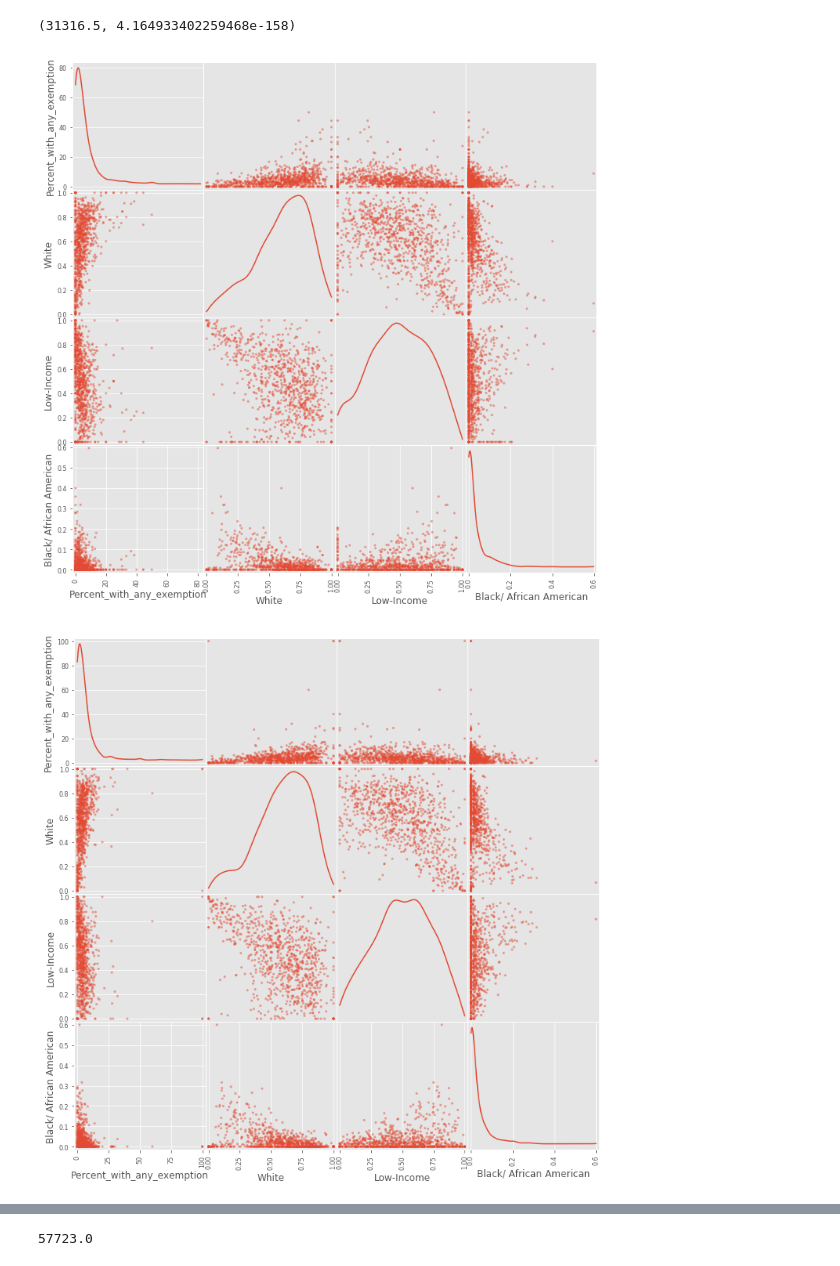
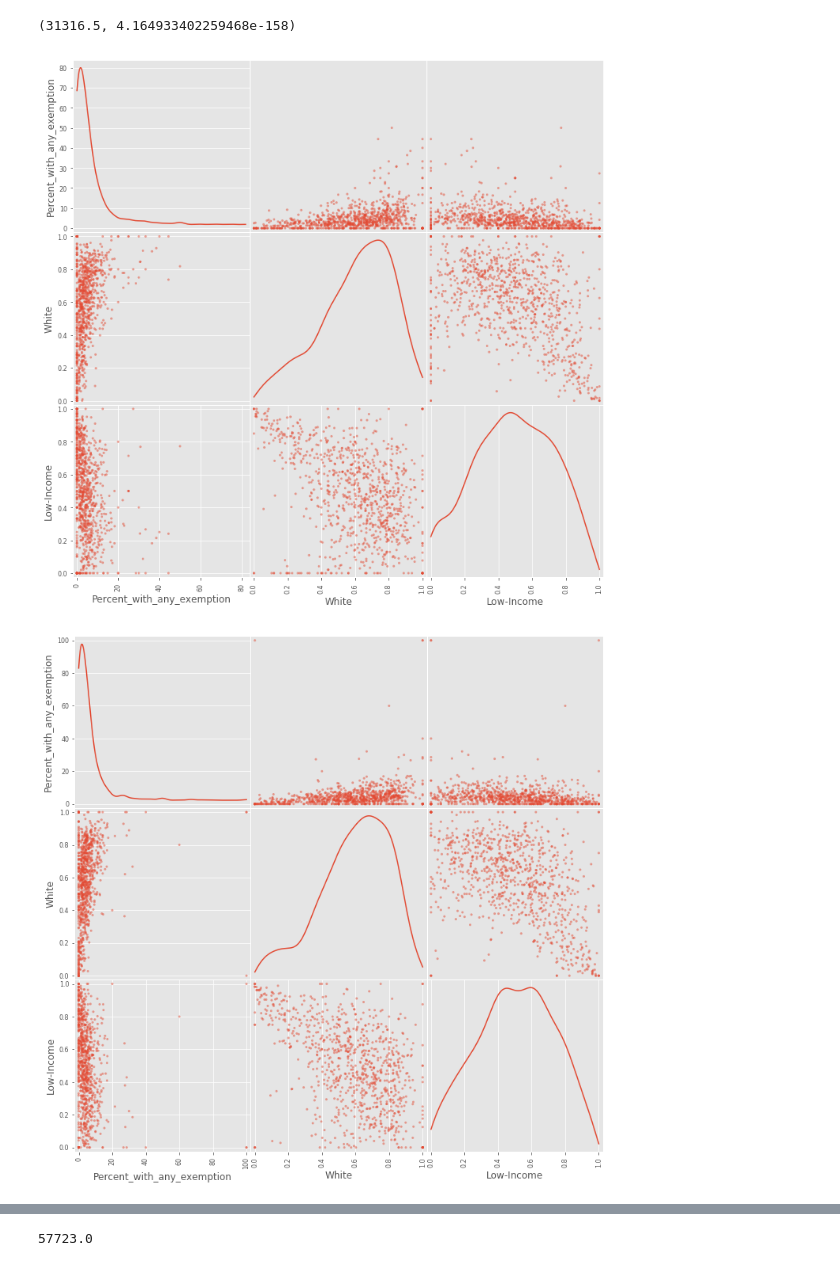
Before and after one commit to frischmuth/Washington-Immunization-Rates, a Jupyter notebook: Immunization IDE.ipynb, the cells around one changed output, grey strips where cells are left out. Saved outputs shown, nothing was run; the diff lists cells and outputs as text; code cells hidden in the pictures.

```diff
--- a/Immunization IDE.ipynb
+++ b/Immunization IDE.ipynb
@@ -168,9 +168,9 @@ stat,p
 # %%
 datasets_list = [merged_kindergarten_data_45, merged_kindergarten_data_56, merged_kindergarten_data_67, merged_sixth_data_45, merged_sixth_data_56, merged_sixth_data_67]
 
 
 for data in datasets_list:
-    pd.plotting.scatter_matrix(data[['Percent_with_any_exemption','White','Low-Income','Black/ African American']], alpha=0.5, figsize=(12, 12), diagonal='kde')
+    pd.plotting.scatter_matrix(data[['Percent_with_any_exemption','White','Low-Income']], alpha=0.5, figsize=(12, 12), diagonal='kde')
 # %% [output]
-[figure, old version]
+[figure, new version]
-[figure, old version]
+[figure, new version]
```
Also changed, not shown: parts of 11 cells of this notebook, 1 other file.
